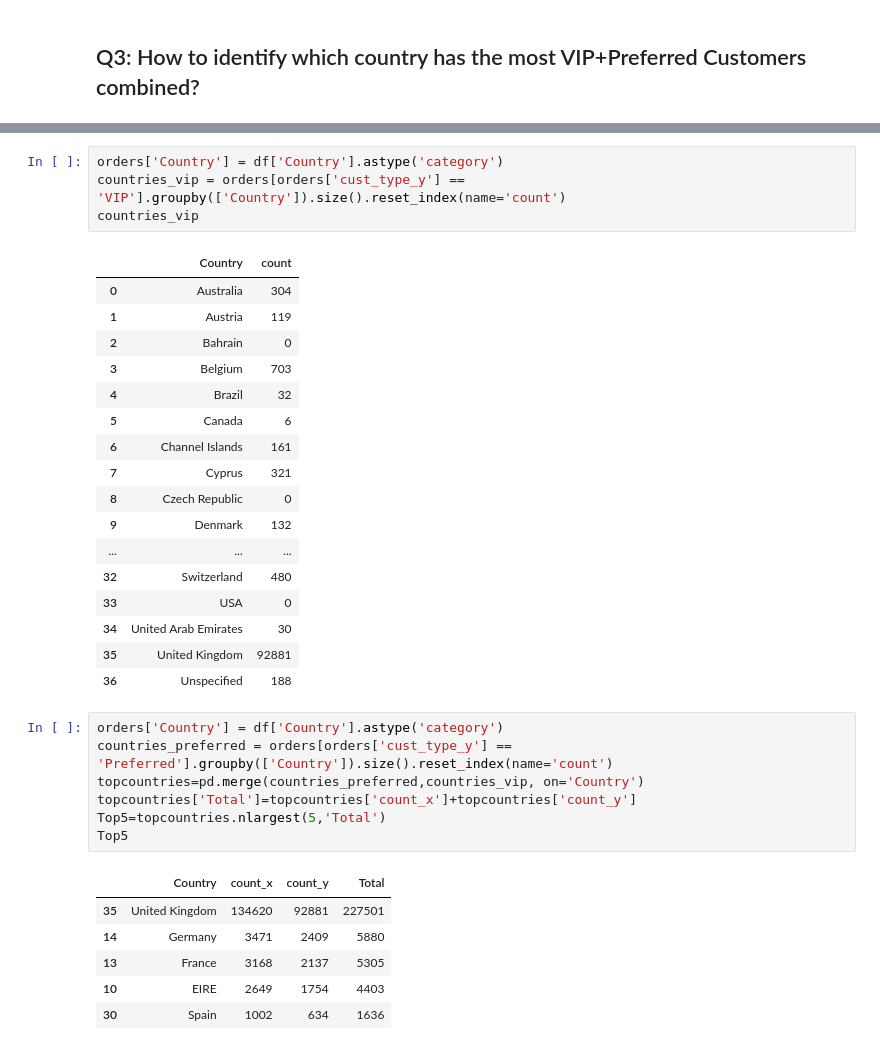
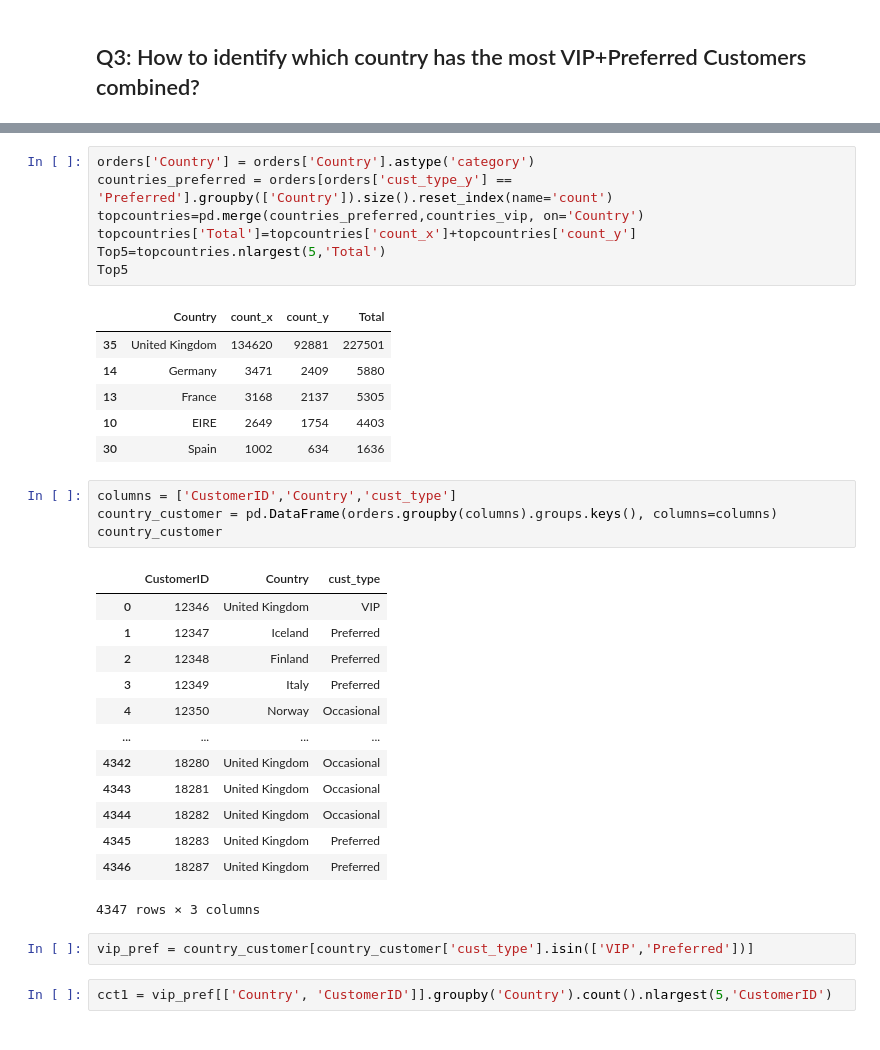
Before and after one commit to olgashavrinaIronhack/Labs, a Jupyter notebook: Lab29/challenge-3.ipynb, the cells around one changed output, grey strips where cells are left out. Cells and saved outputs as stored; diff of their text form.

```diff
--- a/Lab29/challenge-3.ipynb
+++ b/Lab29/challenge-3.ipynb
@@ -159,36 +141,36 @@ y
 # %%
-orders['Country'] = df['Country'].astype('category')
-countries_vip = orders[orders['cust_type_y'] == 'VIP'].groupby(['Country']).size().reset_index(name='count')
-countries_vip
+orders['Country'] = orders['Country'].astype('category')
+countries_preferred = orders[orders['cust_type_y'] == 'Preferred'].groupby(['Country']).size().reset_index(name='count')
+topcountries=pd.merge(countries_preferred,countries_vip, on='Country')
+topcountries['Total']=topcountries['count_x']+topcountries['count_y']
+Top5=topcountries.nlargest(5,'Total')
+Top5
 # %% [output]
-|  | Country | count |
-| 0 | Australia | 304 |
-| 1 | Austria | 119 |
-| 2 | Bahrain | 0 |
-| 3 | Belgium | 703 |
-| 4 | Brazil | 32 |
-| 5 | Canada | 6 |
-| 6 | Channel Islands | 161 |
-| 7 | Cyprus | 321 |
-| 8 | Czech Republic | 0 |
-| 9 | Denmark | 132 |
-| ... | ... | ... |
-| 32 | Switzerland | 480 |
-| 33 | USA | 0 |
-| 34 | United Arab Emirates | 30 |
-| 35 | United Kingdom | 92881 |
-| 36 | Unspecified | 188 |
+|  | Country | count_x | count_y | Total |
+| 35 | United Kingdom | 134620 | 92881 | 227501 |
+| 14 | Germany | 3471 | 2409 | 5880 |
+| 13 | France | 3168 | 2137 | 5305 |
+| 10 | EIRE | 2649 | 1754 | 4403 |
+| 30 | Spain | 1002 | 634 | 1636 |
-# %%
-orders['Country'] = df['Country'].astype('category')
-countries_preferred = orders[orders['cust_type_y'] == 'Preferred'].groupby(['Country']).size().reset_index(name='count')
-topcountries=pd.merge(countries_preferred,countries_vip, on='Country')
-topcountries['Total']=topcountries['count_x']+topcountries['count_y']
-Top5=topcountries.nlargest(5,'Total')
-Top5
-# %% [output]
-|  | Country | count_x | count_y | Total |
-| 35 | United Kingdom | 134620 | 92881 | 227501 |
-| 14 | Germany | 3471 | 2409 | 5880 |
-| 13 | France | 3168 | 2137 | 5305 |
-| 10 | EIRE | 2649 | 1754 | 4403 |
-| 30 | Spain | 1002 | 634 | 1636 |
+# %%
+columns = ['CustomerID','Country','cust_type']
+country_customer = pd.DataFrame(orders.groupby(columns).groups.keys(), columns=columns)
+country_customer
+# %% [output]
+|  | CustomerID | Country | cust_type |
+| 0 | 12346 | United Kingdom | VIP |
+| 1 | 12347 | Iceland | Preferred |
+| 2 | 12348 | Finland | Preferred |
+| 3 | 12349 | Italy | Preferred |
+| 4 | 12350 | Norway | Occasional |
+| ... | ... | ... | ... |
+| 4342 | 18280 | United Kingdom | Occasional |
+| 4343 | 18281 | United Kingdom | Occasional |
+| 4344 | 18282 | United Kingdom | Occasional |
+| 4345 | 18283 | United Kingdom | Preferred |
+| 4346 | 18287 | United Kingdom | Preferred |
+4347 rows × 3 columns
+# %%
+vip_pref = country_customer[country_customer['cust_type'].isin(['VIP','Preferred'])]
+# %%
+cct1 = vip_pref[['Country', 'CustomerID']].groupby('Country').count().nlargest(5,'CustomerID')
```
Also changed, not shown: parts of 4 cells of this notebook.
